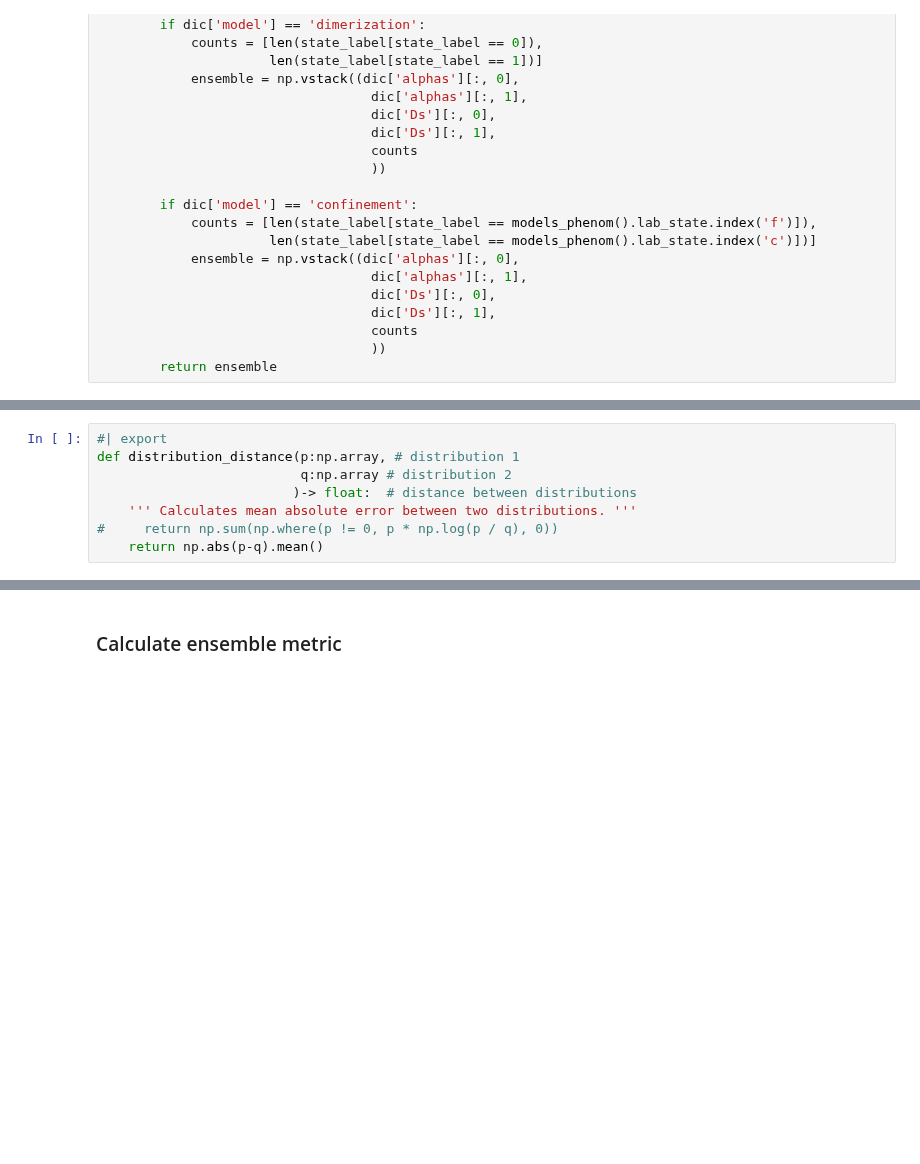
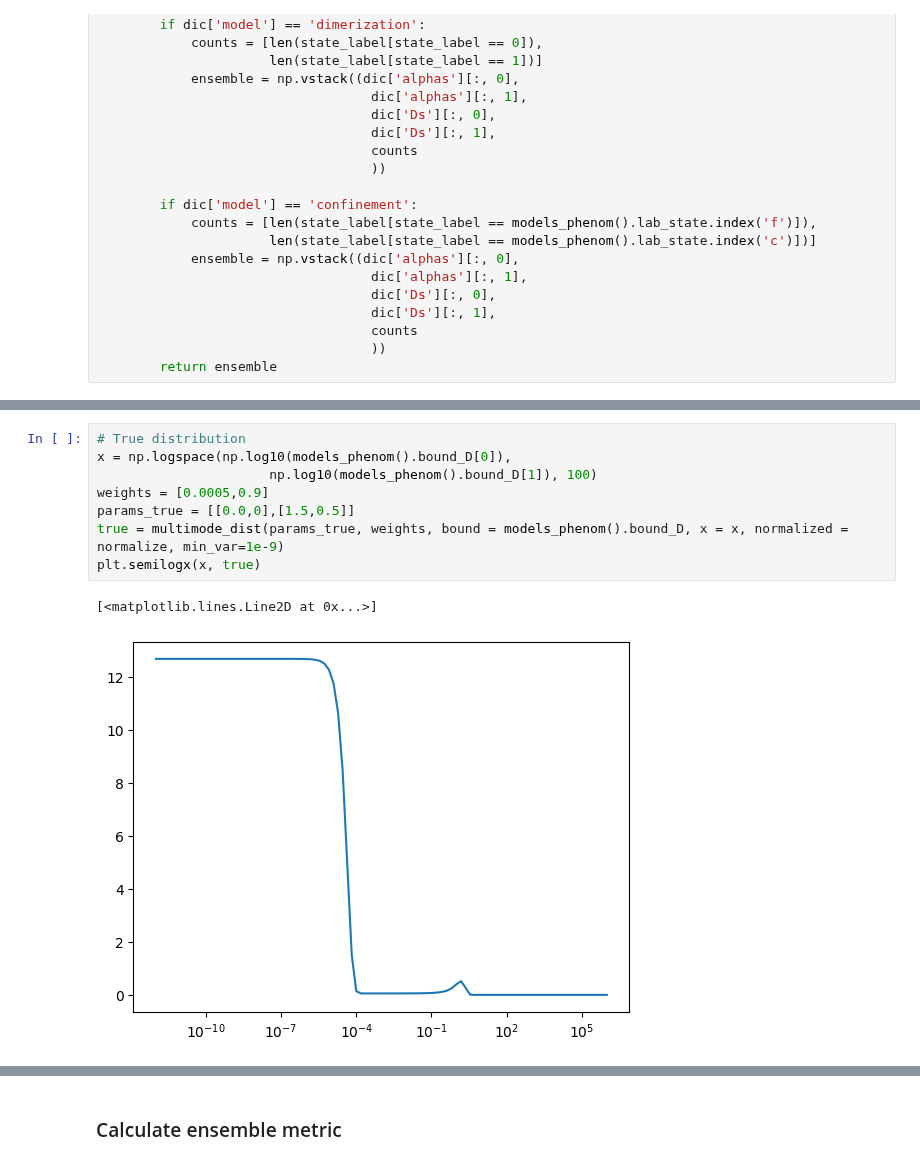
Before and after one commit to AnDiChallenge/andi_datasets, a Jupyter notebook: source_nbs/lib_nbs/utils_challenge.ipynb, the cells around one changed output, grey strips where cells are left out. Cells and saved outputs as stored; diff of their text form; blank space fills up the shorter version.

```diff
--- a/source_nbs/lib_nbs/utils_challenge.ipynb
+++ b/source_nbs/lib_nbs/utils_challenge.ipynb
@@ -1417,11 +1484,14 @@ def multimode_dist(params, weights, bound, x, normalized = False):
     if normalized:
         dist /= np.sum(dist)
     return dist
-# %%
-#| export
-def distribution_distance(p:np.array, # distribution 1
-                          q:np.array # distribution 2
-                         )-> float:  # distance between distributions
-    ''' Calculates mean absolute error between two distributions. '''
-#     return np.sum(np.where(p != 0, p * np.log(p / q), 0))
-    return np.abs(p-q).mean()
+# %%
+# True distribution
+x = np.logspace(np.log10(models_phenom().bound_D[0]),
+                      np.log10(models_phenom().bound_D[1]), 100)
+weights = [0.0005,0.9]
+params_true = [[0.0,0],[1.5,0.5]]
+true = multimode_dist(params_true, weights, bound = models_phenom().bound_D, x = x, normalized = normalize, min_var=1e-9)
+plt.semilogx(x, true)
+# %% [output]
+[<matplotlib.lines.Line2D at 0x...>]
+[figure, added]
```
Also changed, not shown: parts of 26 cells of this notebook, 9 other files.
